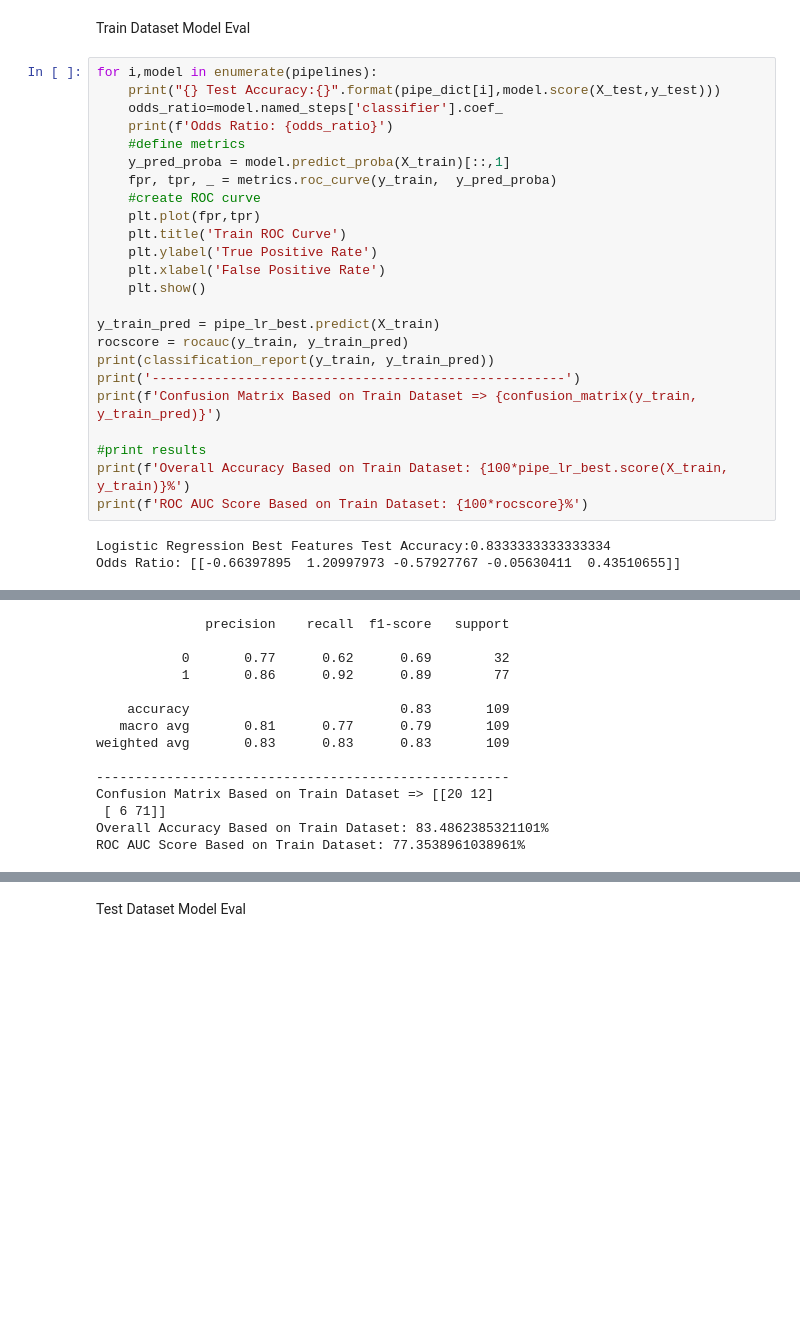
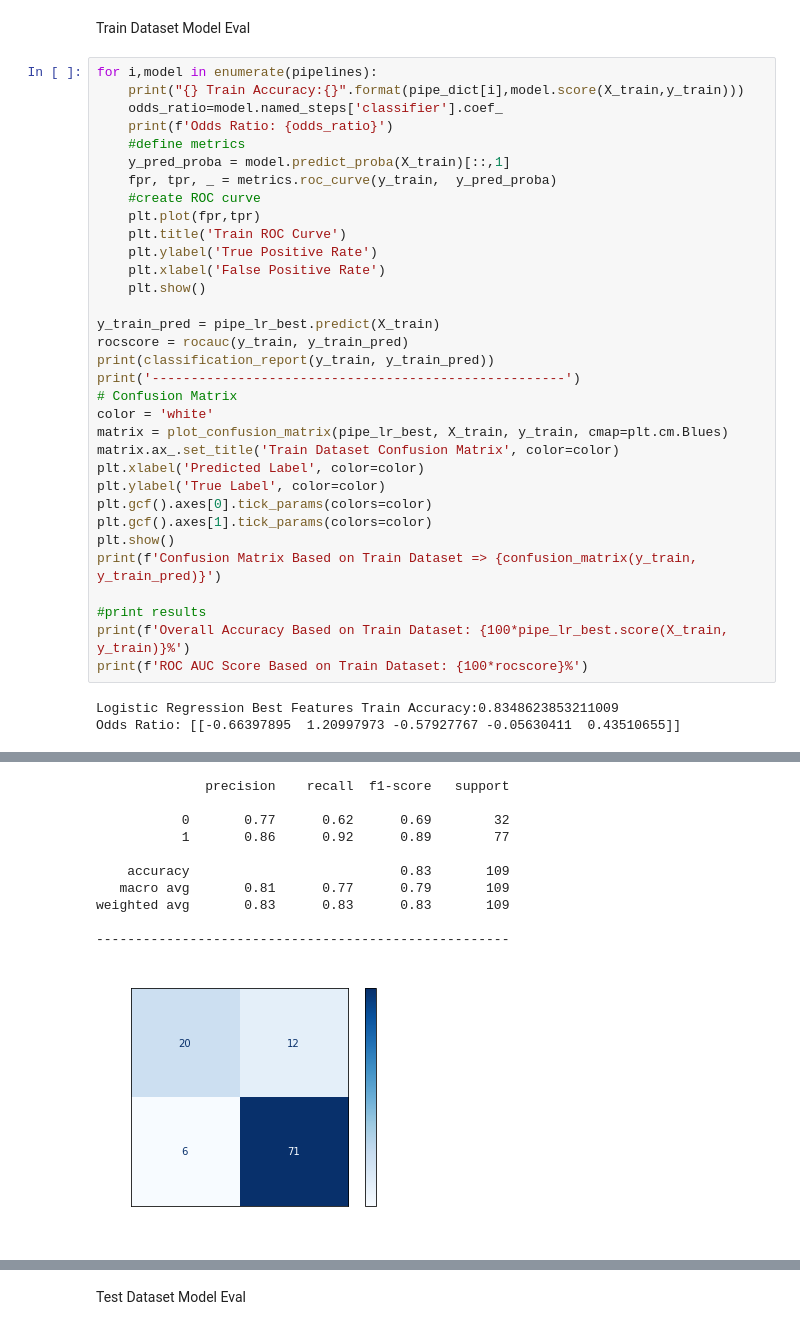
Before and after one commit to djfLtC0dr/python-playground, a Jupyter notebook: DASC522/djfDASC522_HW2.ipynb, the cells around one changed output, grey strips where cells are left out. Saved outputs shown, nothing was run; the diff lists cells and outputs as text; blank space fills up the shorter version.

Commit message:
+confusion matrix graph += completed Biz/Msn + Summary

```diff
--- a/DASC522/djfDASC522_HW2.ipynb
+++ b/DASC522/djfDASC522_HW2.ipynb
@@ -150,7 +320,7 @@ for pipe in pipelines:
 Train Dataset Model Eval
 # %%
 for i,model in enumerate(pipelines):
-    print("{} Test Accuracy:{}".format(pipe_dict[i],model.score(X_test,y_test)))
+    print("{} Train Accuracy:{}".format(pipe_dict[i],model.score(X_train,y_train)))
     odds_ratio=model.named_steps['classifier'].coef_
     print(f'Odds Ratio: {odds_ratio}')
     #define metrics
@@ -158,35 +328,41 @@ for i,model in enumerate(pipelines):
     fpr, tpr, _ = metrics.roc_curve(y_train,  y_pred_proba)
     #create ROC curve
     plt.plot(fpr,tpr)
     plt.title('Train ROC Curve')
     plt.ylabel('True Positive Rate')
     plt.xlabel('False Positive Rate')
     plt.show()
 
 y_train_pred = pipe_lr_best.predict(X_train)
 rocscore = rocauc(y_train, y_train_pred)
 print(classification_report(y_train, y_train_pred))
 print('-----------------------------------------------------')
+# Confusion Matrix
+color = 'white'
+matrix = plot_confusion_matrix(pipe_lr_best, X_train, y_train, cmap=plt.cm.Blues)
+matrix.ax_.set_title('Train Dataset Confusion Matrix', color=color)
+plt.xlabel('Predicted Label', color=color)
+plt.ylabel('True Label', color=color)
+plt.gcf().axes[0].tick_params(colors=color)
+plt.gcf().axes[1].tick_params(colors=color)
+plt.show()
 print(f'Confusion Matrix Based on Train Dataset => {confusion_matrix(y_train, y_train_pred)}')
 
 #print results
 print(f'Overall Accuracy Based on Train Dataset: {100*pipe_lr_best.score(X_train, y_train)}%')
 print(f'ROC AUC Score Based on Train Dataset: {100*rocscore}%')
 # %% [output]
-Logistic Regression Best Features Test Accuracy:0.8333333333333334
+Logistic Regression Best Features Train Accuracy:0.8348623853211009
 Odds Ratio: [[-0.66397895  1.20997973 -0.57927767 -0.05630411  0.43510655]]
 [figure]
               precision    recall  f1-score   support
 
            0       0.77      0.62      0.69        32
            1       0.86      0.92      0.89        77
 
     accuracy                           0.83       109
    macro avg       0.81      0.77      0.79       109
 weighted avg       0.83      0.83      0.83       109
 
 -----------------------------------------------------
-Confusion Matrix Based on Train Dataset => [[20 12]
- [ 6 71]]
-Overall Accuracy Based on Train Dataset: 83.4862385321101%
-ROC AUC Score Based on Train Dataset: 77.3538961038961%
+[figure, added]
```
Also changed, not shown: parts of 12 cells of this notebook.
